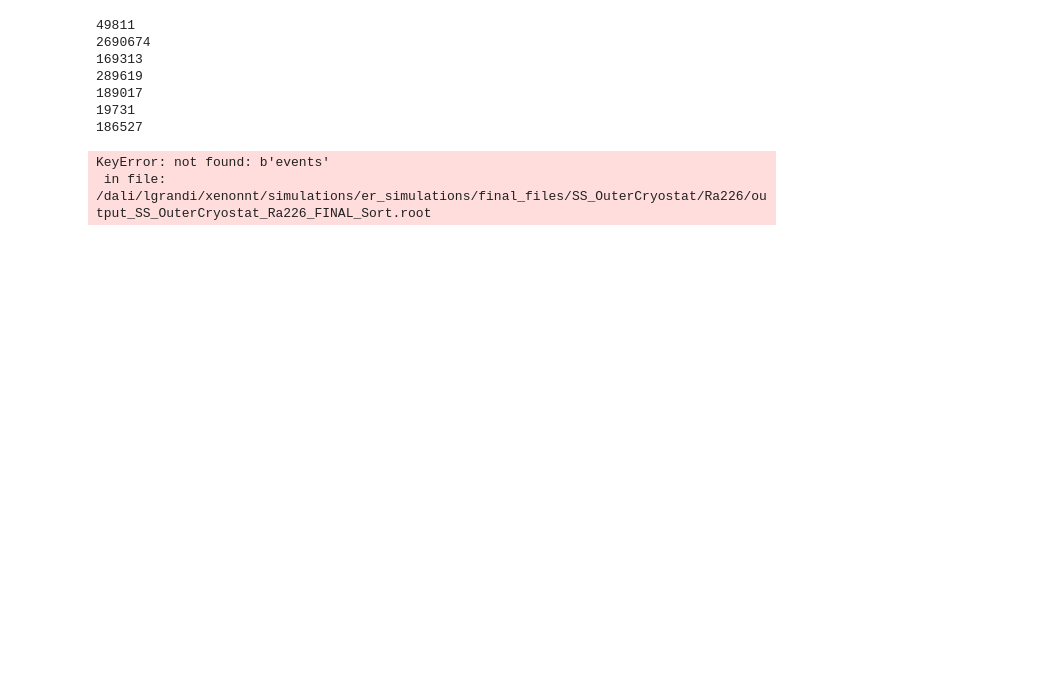
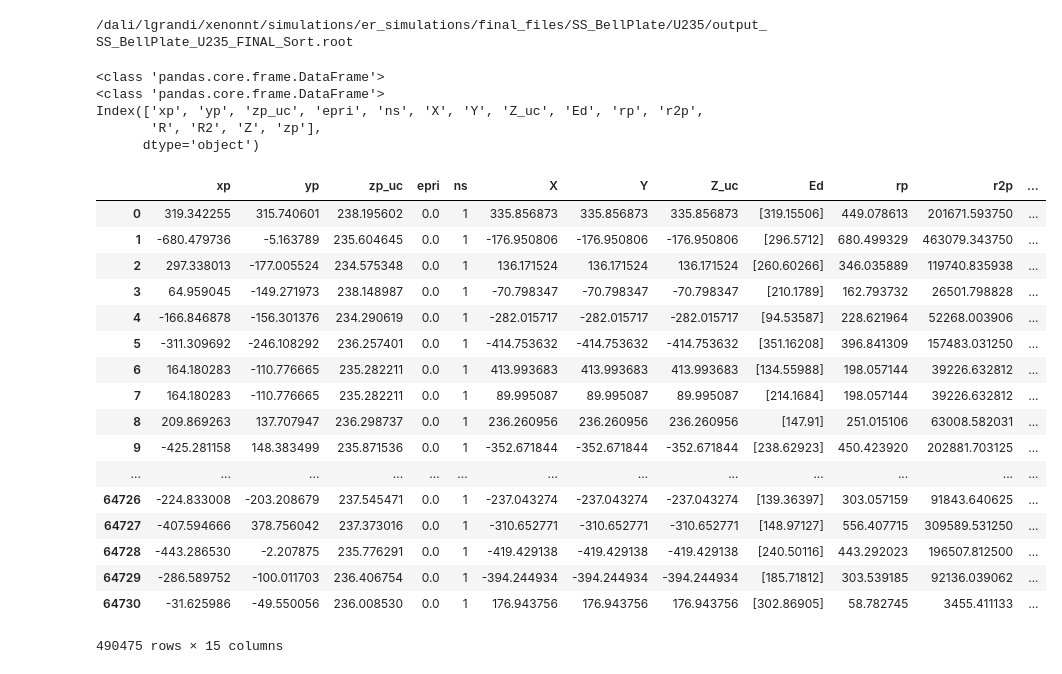
Before and after one commit to ariannarocchetti/MonteCarlo_ER, a Jupyter notebook: notebooks/events_per_component_midwayedition.ipynb, the cells around one changed output. Drawn from its saved outputs; the diff is of its cells as text; code cells hidden in the pictures; blank space fills up the shorter version.

```diff
--- a/notebooks/events_per_component_midwayedition.ipynb
+++ b/notebooks/events_per_component_midwayedition.ipynb
@@ -63,18 +99,37 @@ def calculate_events(data, isotope):
 # %%
-material = "SS_OuterCryostat"
-for isotope in isotope_array:
-
-    rootfile = '/dali/lgrandi/xenonnt/simulations/er_simulations/final_files' + '/'+ material + '/' + isotope + '/' + 'output_'+ material + '_' + isotope +'_FINAL_Sort' + '.root'
-
-    data = get_xyz(rootfile)
-    print(len(data), isotope)
+material = "SS_BellPlate"
+isotope = "U235"
+rootfile = '/dali/lgrandi/xenonnt/simulations/er_simulations/final_files' + '/'+ material + '/' + isotope + '/' + 'output_'+ material + '_' + isotope +'_FINAL_Sort' + '.root'
+print(rootfile)
+data_jp = get_xyz(rootfile)
+print(type(data_jp))
+print(data_jp.columns)
+data_jp = add_var(data_jp)
 # %% [output]
-49811
-2690674
-169313
-289619
-189017
-19731
-186527
+/dali/lgrandi/xenonnt/simulations/er_simulations/final_files/SS_BellPlate/U235/output_SS_BellPlate_U235_FINAL_Sort.root
-KeyError: not found: b'events'
- in file: /dali/lgrandi/xenonnt/simulations/er_simulations/final_files/SS_OuterCryostat/Ra226/output_SS_OuterCryostat_Ra226_FINAL_Sort.root
+<class 'pandas.core.frame.DataFrame'>
+<class 'pandas.core.frame.DataFrame'>
+Index(['xp', 'yp', 'zp_uc', 'epri', 'ns', 'X', 'Y', 'Z_uc', 'Ed', 'rp', 'r2p',
+       'R', 'R2', 'Z', 'zp'],
+      dtype='object')
+# %%
+data_jp
+# %% [output]
+|  | xp | yp | zp_uc | epri | ns | X | Y | Z_uc | Ed | rp | r2p | ... |
+| 0 | 319.342255 | 315.740601 | 238.195602 | 0.0 | 1 | 335.856873 | 335.856873 | 335.856873 | [319.15506] | 449.078613 | 201671.593750 | ... |
+| 1 | -680.479736 | -5.163789 | 235.604645 | 0.0 | 1 | -176.950806 | -176.950806 | -176.950806 | [296.5712] | 680.499329 | 463079.343750 | ... |
+| 2 | 297.338013 | -177.005524 | 234.575348 | 0.0 | 1 | 136.171524 | 136.171524 | 136.171524 | [260.60266] | 346.035889 | 119740.835938 | ... |
+| 3 | 64.959045 | -149.271973 | 238.148987 | 0.0 | 1 | -70.798347 | -70.798347 | -70.798347 | [210.1789] | 162.793732 | 26501.798828 | ... |
+| 4 | -166.846878 | -156.301376 | 234.290619 | 0.0 | 1 | -282.015717 | -282.015717 | -282.015717 | [94.53587] | 228.621964 | 52268.003906 | ... |
+| 5 | -311.309692 | -246.108292 | 236.257401 | 0.0 | 1 | -414.753632 | -414.753632 | -414.753632 | [351.16208] | 396.841309 | 157483.031250 | ... |
+| 6 | 164.180283 | -110.776665 | 235.282211 | 0.0 | 1 | 413.993683 | 413.993683 | 413.993683 | [134.55988] | 198.057144 | 39226.632812 | ... |
+| 7 | 164.180283 | -110.776665 | 235.282211 | 0.0 | 1 | 89.995087 | 89.995087 | 89.995087 | [214.1684] | 198.057144 | 39226.632812 | ... |
+| 8 | 209.869263 | 137.707947 | 236.298737 | 0.0 | 1 | 236.260956 | 236.260956 | 236.260956 | [147.91] | 251.015106 | 63008.582031 | ... |
+| 9 | -425.281158 | 148.383499 | 235.871536 | 0.0 | 1 | -352.671844 | -352.671844 | -352.671844 | [238.62923] | 450.423920 | 202881.703125 | ... |
+| ... | ... | ... | ... | ... | ... | ... | ... | ... | ... | ... | ... | ... |
+| 64726 | -224.833008 | -203.208679 | 237.545471 | 0.0 | 1 | -237.043274 | -237.043274 | -237.043274 | [139.36397] | 303.057159 | 91843.640625 | ... |
+| 64727 | -407.594666 | 378.756042 | 237.373016 | 0.0 | 1 | -310.652771 | -310.652771 | -310.652771 | [148.97127] | 556.407715 | 309589.531250 | ... |
+| 64728 | -443.286530 | -2.207875 | 235.776291 | 0.0 | 1 | -419.429138 | -419.429138 | -419.429138 | [240.50116] | 443.292023 | 196507.812500 | ... |
+| 64729 | -286.589752 | -100.011703 | 236.406754 | 0.0 | 1 | -394.244934 | -394.244934 | -394.244934 | [185.71812] | 303.539185 | 92136.039062 | ... |
+| 64730 | -31.625986 | -49.550056 | 236.008530 | 0.0 | 1 | 176.943756 | 176.943756 | 176.943756 | [302.86905] | 58.782745 | 3455.411133 | ... |
+490475 rows × 15 columns
```
Also changed, not shown: parts of 15 cells of this notebook.
